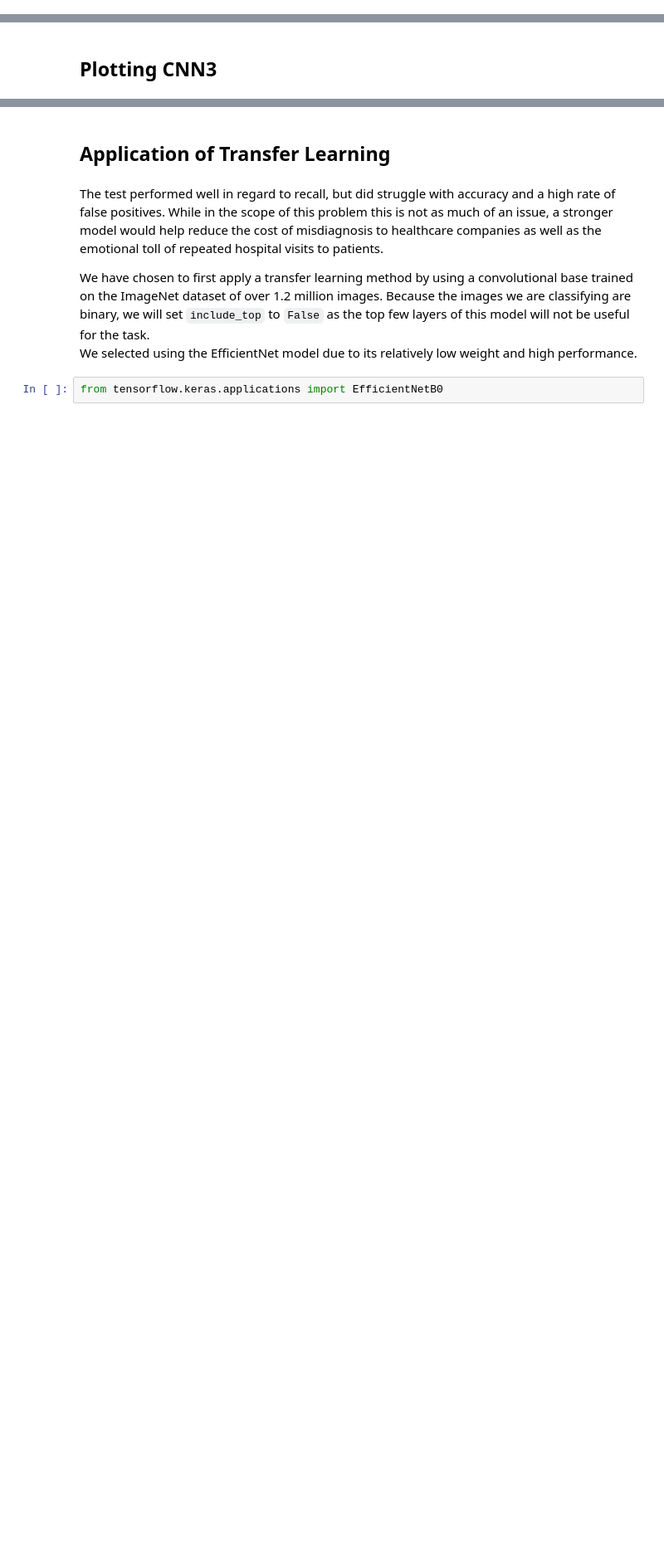
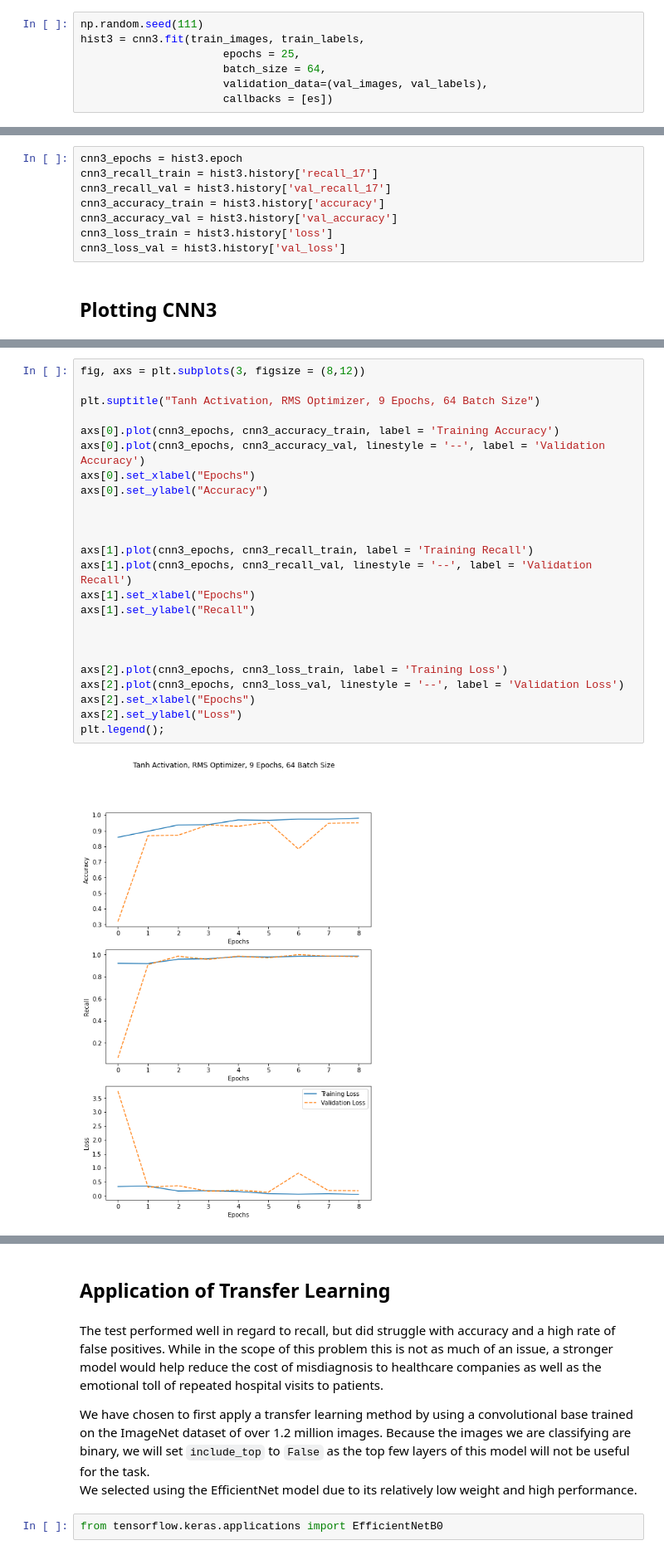
Before and after one commit to Luv2bnanook44/flatiron_phase4_project, a Jupyter notebook: notebooks/svitlana_notebook.ipynb, the cells around one changed output, grey strips where cells are left out. Shown at 83% size. Drawn from its saved outputs; the diff is of its cells as text; blank space fills up the shorter version.

```diff
--- a/notebooks/svitlana_notebook.ipynb
+++ b/notebooks/svitlana_notebook.ipynb
@@ -427,0 +550,7 @@ model_accuracy_val3 = history3.history['val_accuracy']
+# %%
+np.random.seed(111)
+hist3 = cnn3.fit(train_images, train_labels,
+                      epochs = 25,
+                      batch_size = 64,
+                      validation_data=(val_images, val_labels),
+                      callbacks = [es])
@@ -428,2 +605,10 @@ model_accuracy_val3 = history3.history['val_accuracy']
+# %%
+cnn3_epochs = hist3.epoch
+cnn3_recall_train = hist3.history['recall_17']
+cnn3_recall_val = hist3.history['val_recall_17']
+cnn3_accuracy_train = hist3.history['accuracy']
+cnn3_accuracy_val = hist3.history['val_accuracy']
+cnn3_loss_train = hist3.history['loss']
+cnn3_loss_val = hist3.history['val_loss']
 # %% [markdown]
 ## Plotting CNN3
@@ -451,0 +615,26 @@ plt.legend();
+# %%
+fig, axs = plt.subplots(3, figsize = (8,12))
+
+plt.suptitle("Tanh Activation, RMS Optimizer, 9 Epochs, 64 Batch Size")
+
+axs[0].plot(cnn3_epochs, cnn3_accuracy_train, label = 'Training Accuracy')
+axs[0].plot(cnn3_epochs, cnn3_accuracy_val, linestyle = '--', label = 'Validation Accuracy')
+axs[0].set_xlabel("Epochs")
+axs[0].set_ylabel("Accuracy")
+
+
+
+axs[1].plot(cnn3_epochs, cnn3_recall_train, label = 'Training Recall')
+axs[1].plot(cnn3_epochs, cnn3_recall_val, linestyle = '--', label = 'Validation Recall')
+axs[1].set_xlabel("Epochs")
+axs[1].set_ylabel("Recall")
+
+
+
+axs[2].plot(cnn3_epochs, cnn3_loss_train, label = 'Training Loss')
+axs[2].plot(cnn3_epochs, cnn3_loss_val, linestyle = '--', label = 'Validation Loss')
+axs[2].set_xlabel("Epochs")
+axs[2].set_ylabel("Loss")
+plt.legend();
+# %% [output]
+[figure, added]
```
Also changed, not shown: parts of 129 cells of this notebook.
